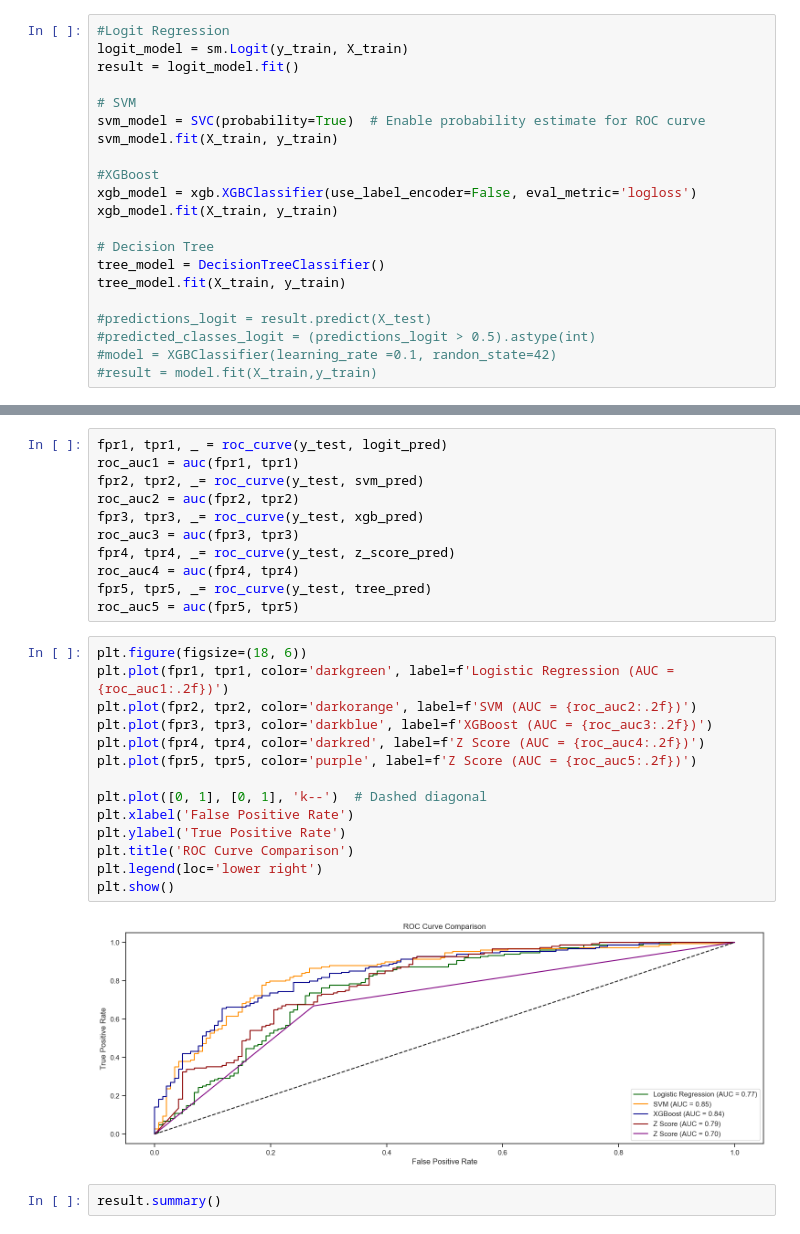
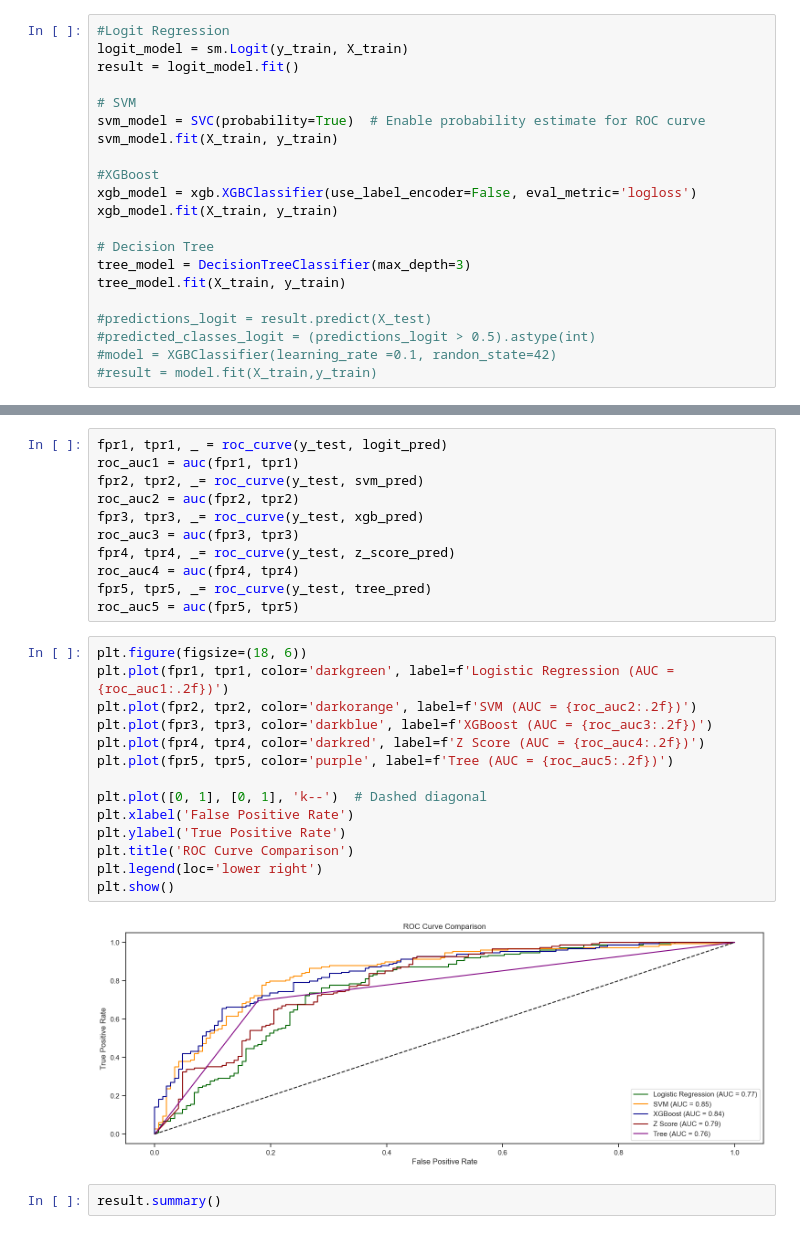
Before and after one commit to adam-datasci/RiskAnalytics, a Jupyter notebook: Bankruptcy Prediction.ipynb, the cells around one changed output, grey strips where cells are left out. Saved outputs shown, nothing was run; the diff lists cells and outputs as text.

```diff
--- a/Bankruptcy Prediction.ipynb
+++ b/Bankruptcy Prediction.ipynb
@@ -115,7 +114,7 @@ xgb_model = xgb.XGBClassifier(use_label_encoder=False, eval_metric='logloss')
 xgb_model.fit(X_train, y_train)
 
 # Decision Tree
-tree_model = DecisionTreeClassifier()
+tree_model = DecisionTreeClassifier(max_depth=3)
 tree_model.fit(X_train, y_train)
 
 #predictions_logit = result.predict(X_test)
@@ -188,19 +209,19 @@ roc_auc5 = auc(fpr5, tpr5)
 # %%
 plt.figure(figsize=(18, 6))
 plt.plot(fpr1, tpr1, color='darkgreen', label=f'Logistic Regression (AUC = {roc_auc1:.2f})')
 plt.plot(fpr2, tpr2, color='darkorange', label=f'SVM (AUC = {roc_auc2:.2f})')
 plt.plot(fpr3, tpr3, color='darkblue', label=f'XGBoost (AUC = {roc_auc3:.2f})')
 plt.plot(fpr4, tpr4, color='darkred', label=f'Z Score (AUC = {roc_auc4:.2f})')
-plt.plot(fpr5, tpr5, color='purple', label=f'Z Score (AUC = {roc_auc5:.2f})')
+plt.plot(fpr5, tpr5, color='purple', label=f'Tree (AUC = {roc_auc5:.2f})')
 
 plt.plot([0, 1], [0, 1], 'k--')  # Dashed diagonal
 plt.xlabel('False Positive Rate')
 plt.ylabel('True Positive Rate')
 plt.title('ROC Curve Comparison')
 plt.legend(loc='lower right')
 plt.show()
 # %% [output]
-[figure, old version]
+[figure, new version]
 # %%
 result.summary()
 # %% [output]
```
Also changed, not shown: parts of 6 cells of this notebook, 1 other file.
